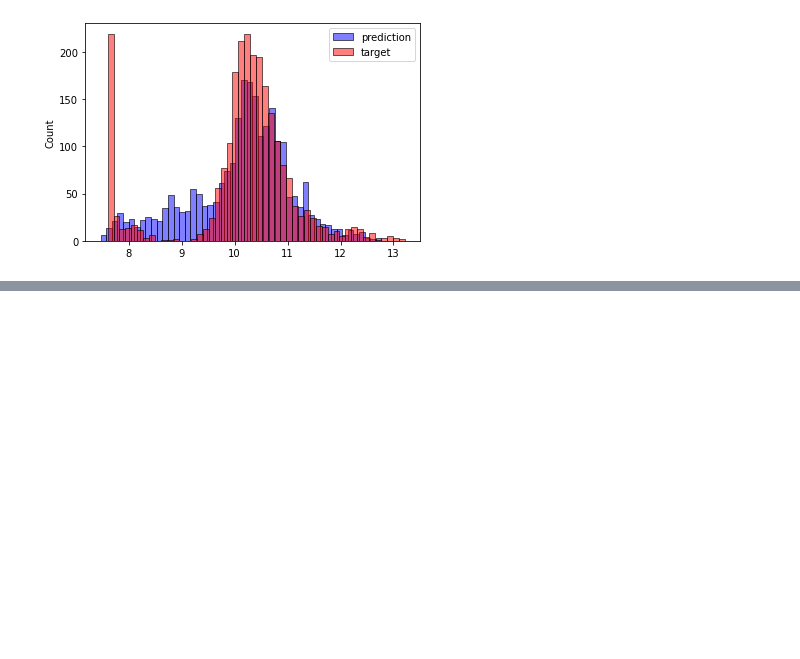
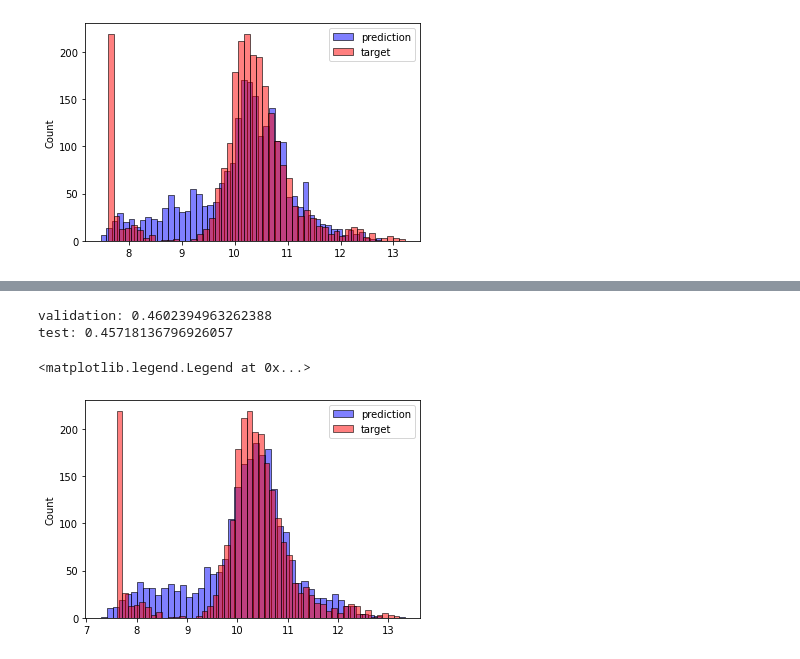
Before and after one commit to ialjadani/MachineLearning, a Jupyter notebook: Bookcamp/chapter-02-car-price/chapter-02-car-price-project.ipynb, the cells around one changed output, grey strips where cells are left out. Saved outputs shown, nothing was run; the diff lists cells and outputs as text; code cells hidden in the pictures; blank space fills up the shorter version.

```diff
--- a/Bookcamp/chapter-02-car-price/chapter-02-car-price-project.ipynb
+++ b/Bookcamp/chapter-02-car-price/chapter-02-car-price-project.ipynb
@@ -350,0 +504,19 @@ plt.legend()
+# %%
+X_train = prepare_X(df_train)
+w_0, w = train_linear_regression_reg(X_train, y_train, r=0.01)
+X_val = prepare_X(df_val)
+y_pred = w_0 + X_val.dot(w)
+print('validation:', rmse(y_val, y_pred))
+X_test = prepare_X(df_test)
+y_pred = w_0 + X_test.dot(w)
+print('test:', rmse(y_test, y_pred))
+# %% [output]
+validation: 0.4602394963262388
+test: 0.45718136796926057
+# %%
+sns.histplot(y_pred, label='prediction', color='blue', alpha=0.5, bins=50)
+sns.histplot(y_val, label='target', color='red', alpha=0.5, bins=50)
+plt.legend()
+# %% [output]
+<matplotlib.legend.Legend at 0x...>
+[figure, added]
```
Also changed, not shown: parts of 15 cells of this notebook.
